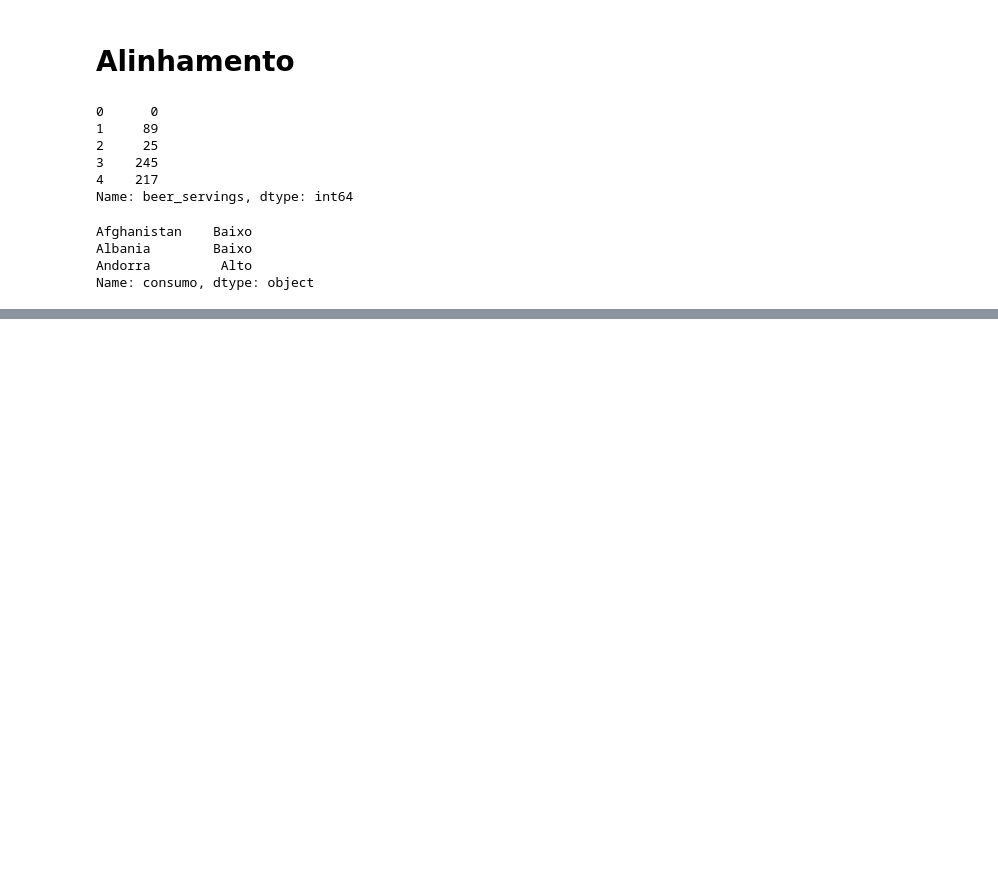
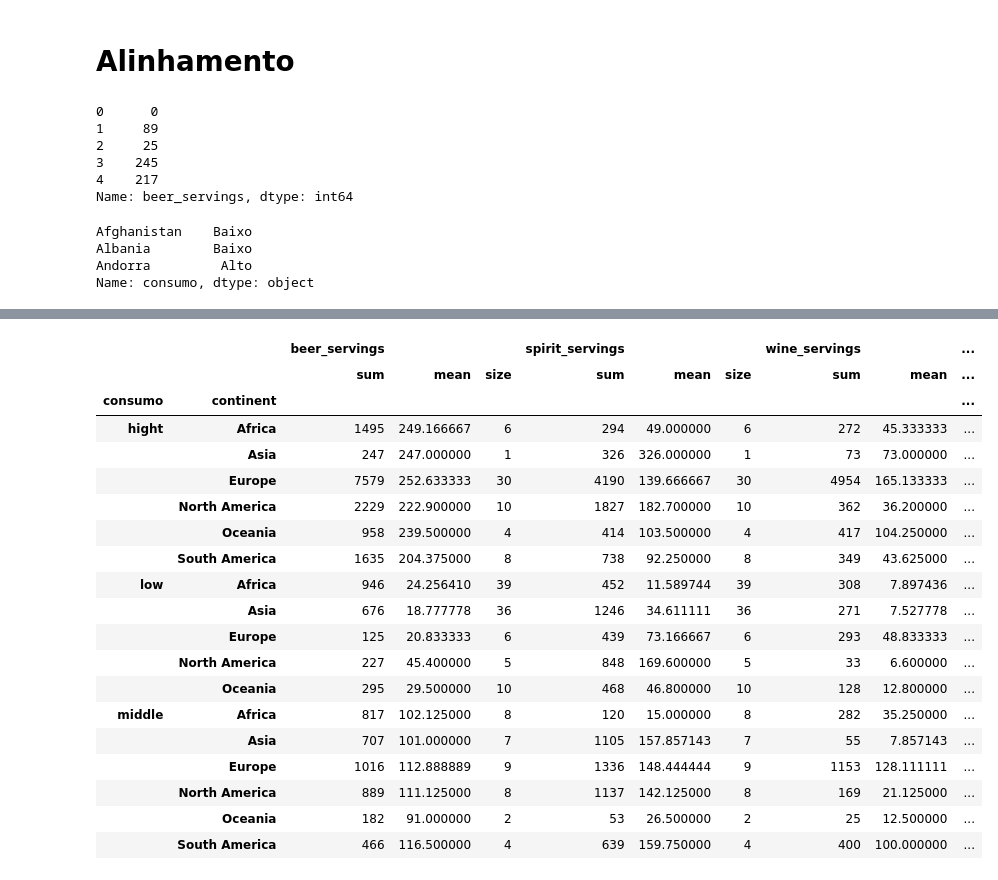
Before and after one commit to diegopmayer/python, a Jupyter notebook: pandas/data-manipulation-pandas.ipynb, the cells around one changed output, grey strips where cells are left out. Saved outputs shown, nothing was run; the diff lists cells and outputs as text; code cells hidden in the pictures; blank space fills up the shorter version.

```diff
--- a/pandas/data-manipulation-pandas.ipynb
+++ b/pandas/data-manipulation-pandas.ipynb
@@ -1125,0 +1216,2 @@ pd.concat([drinks, cons_beer], axis=1).head()
+# %%
+drinks = pd.read_csv('drinks_consumo.csv')
@@ -1125,0 +1341,2 @@ pd.concat([drinks, cons_beer], axis=1).head()
+# %%
+drinks_3 = drinks.set_index('consumo')
@@ -1125,0 +1367,2 @@ pd.concat([drinks, cons_beer], axis=1).head()
+# %%
+drinks_4 = drinks.set_index(['consumo', 'continent'])
@@ -1125,0 +1379,2 @@ pd.concat([drinks, cons_beer], axis=1).head()
+# %%
+drinks_4 = drinks_4.groupby(level=['consumo', 'continent'])
@@ -1125,0 +1431,23 @@ pd.concat([drinks, cons_beer], axis=1).head()
+# %%
+drinks_4.aggregate([np.sum, np.mean, np.size])
+# %% [output]
+|  |  | beer_servings |  |  | spirit_servings |  |  | wine_servings |  | ... |
+|  |  | sum | mean | size | sum | mean | size | sum | mean | ... |
+| consumo | continent |  |  |  |  |  |  |  |  | ... |
+| hight | Africa | 1495 | 249.166667 | 6 | 294 | 49.000000 | 6 | 272 | 45.333333 | ... |
+|  | Asia | 247 | 247.000000 | 1 | 326 | 326.000000 | 1 | 73 | 73.000000 | ... |
+|  | Europe | 7579 | 252.633333 | 30 | 4190 | 139.666667 | 30 | 4954 | 165.133333 | ... |
+|  | North America | 2229 | 222.900000 | 10 | 1827 | 182.700000 | 10 | 362 | 36.200000 | ... |
+|  | Oceania | 958 | 239.500000 | 4 | 414 | 103.500000 | 4 | 417 | 104.250000 | ... |
+|  | South America | 1635 | 204.375000 | 8 | 738 | 92.250000 | 8 | 349 | 43.625000 | ... |
+| low | Africa | 946 | 24.256410 | 39 | 452 | 11.589744 | 39 | 308 | 7.897436 | ... |
+|  | Asia | 676 | 18.777778 | 36 | 1246 | 34.611111 | 36 | 271 | 7.527778 | ... |
+|  | Europe | 125 | 20.833333 | 6 | 439 | 73.166667 | 6 | 293 | 48.833333 | ... |
+|  | North America | 227 | 45.400000 | 5 | 848 | 169.600000 | 5 | 33 | 6.600000 | ... |
+|  | Oceania | 295 | 29.500000 | 10 | 468 | 46.800000 | 10 | 128 | 12.800000 | ... |
+| middle | Africa | 817 | 102.125000 | 8 | 120 | 15.000000 | 8 | 282 | 35.250000 | ... |
+|  | Asia | 707 | 101.000000 | 7 | 1105 | 157.857143 | 7 | 55 | 7.857143 | ... |
+|  | Europe | 1016 | 112.888889 | 9 | 1336 | 148.444444 | 9 | 1153 | 128.111111 | ... |
+|  | North America | 889 | 111.125000 | 8 | 1137 | 142.125000 | 8 | 169 | 21.125000 | ... |
+|  | Oceania | 182 | 91.000000 | 2 | 53 | 26.500000 | 2 | 25 | 12.500000 | ... |
+|  | South America | 466 | 116.500000 | 4 | 639 | 159.750000 | 4 | 400 | 100.000000 | ... |
```
Also changed, not shown: parts of 61 cells of this notebook, 3 other files.
